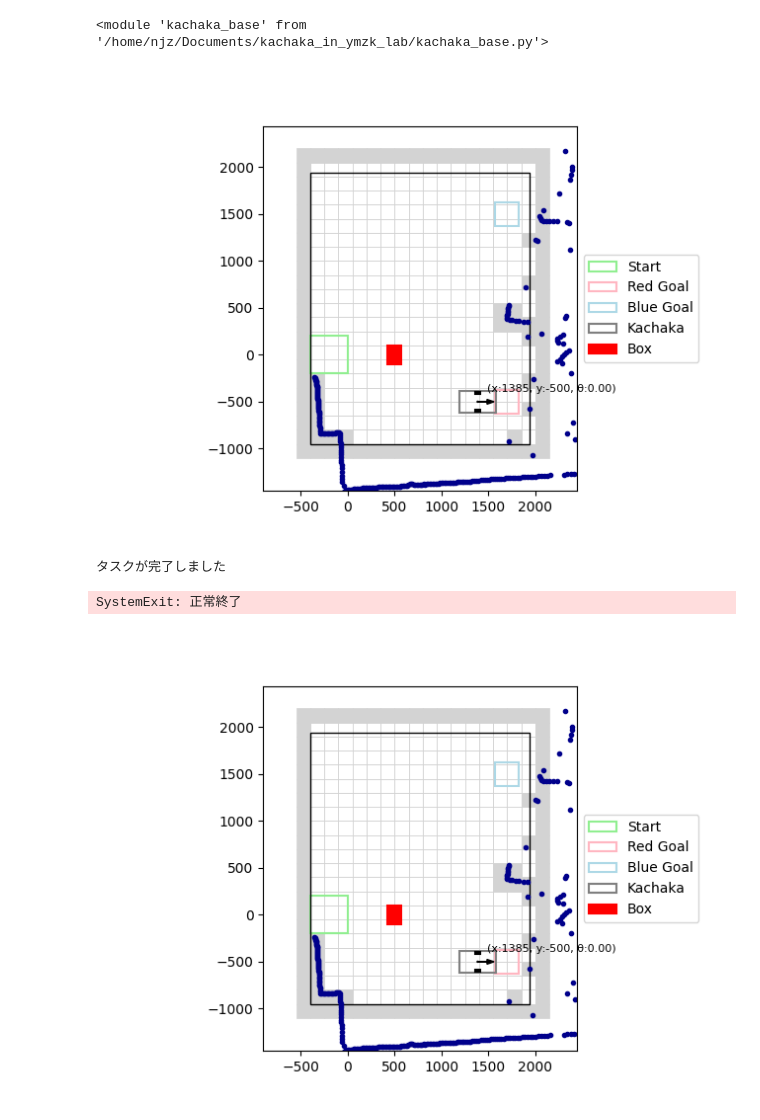
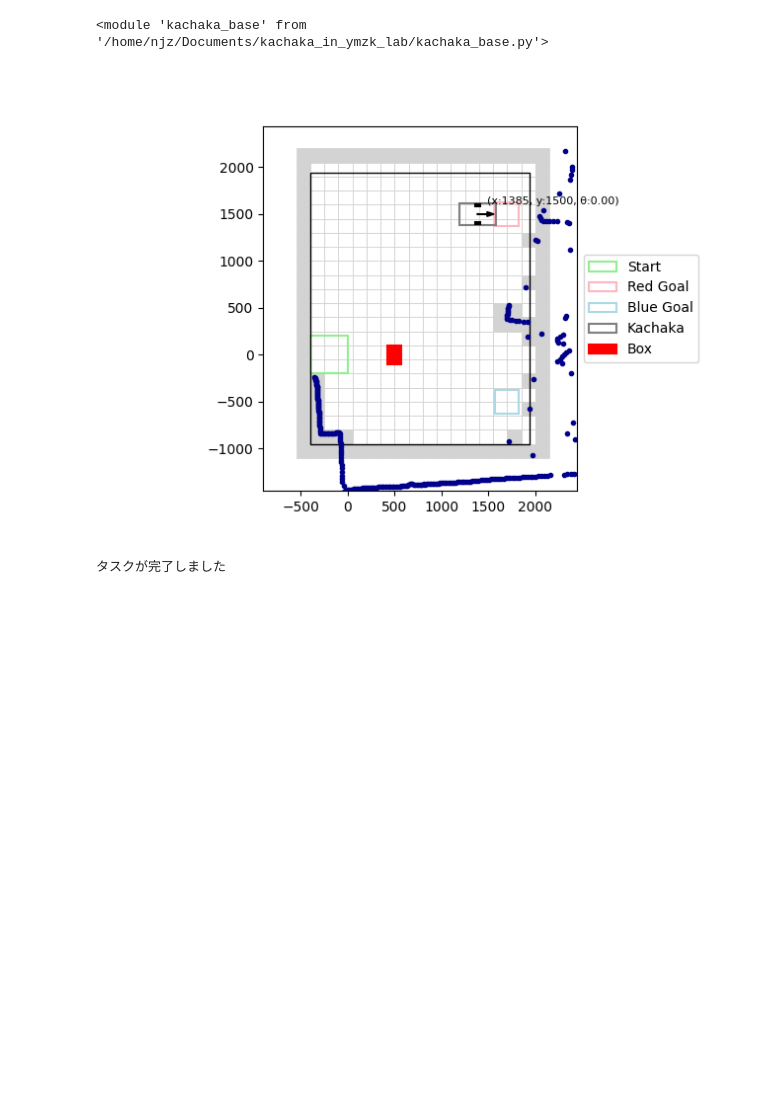
Before and after one commit to keisei4064/kachaka_in_ymzk_lab, a Jupyter notebook: virtual_kachaka.ipynb, the cells around one changed output. Saved outputs shown, nothing was run; the diff lists cells and outputs as text; code cells hidden in the pictures; blank space fills up the shorter version.

```diff
--- a/virtual_kachaka.ipynb
+++ b/virtual_kachaka.ipynb
@@ -42,48 +42,43 @@ class VirtualKachaka(base.KachakaBase):
         # 仮実装　赤のみ
         return BoxColor.RED
 # %%
-# %matplotlib
-%matplotlib ipympl
-# %matplotlib inline
-# %matplotlib qt
-# %matplotlib notebook
-# %matplotlib widget
-
 # 初期化 -------------------------------------------------------------
 initial_box_pose = base.Pose(500, 0, 0)
-red_box_goal = base.Pose(1700, -500, 0)
-blue_box_goal = base.Pose(1700, 1500, 0)
+blue_box_goal = base.Pose(1700, -500, 0)
+red_box_goal = base.Pose(1700, 1500, 0)
 
 box = base.Box(initial_box_pose)
 kachaka = VirtualKachaka("5")
 map = base.GridMap(
     base.Size(2340, 2890),
     grid_size=base.Size(150, 150),
     origin_offset=base.Pose(400, 950, 0),
     start=base.Pose(-200, 0, 0),
     initial_box_pose=initial_box_pose,
     red_box_goal=red_box_goal,
     blue_box_goal=blue_box_goal,
 )
 logger = base.TextLogger()
 trajectory_planner = base.StraightTrajectoryPlanner()
 controller = base.Controller(kachaka, box, map, trajectory_planner, logger)
 
 (x_lim, y_lim) = map.get_axes_lim()
-margin = 500 # 表示マージン確保
+margin = 500  # 表示マージン確保
 x_lim = (x_lim[0] - margin, x_lim[1] + margin)
 y_lim = (y_lim[0] - margin, y_lim[1] + margin)
 plotter = base.Plotter(x_lim, y_lim)
 
-kachaka.pose = base.Pose(0,0,0)
+kachaka.pose = base.Pose(0, 0, 0)
 
 # メインループ ---------------------------------------------------------
-while True:
+while controller.are_all_tasks_done() == False:
     plotter.update(map, box, kachaka, controller.trajectory)
     controller.update()
-    # time.sleep(1.0)
+
+# GIFアニメーション作成
+plotter.close()
+plotter.make_gif()
+plotter.make_zip_package()
 # %% [output]
-[figure, old version]
+[figure, new version]
 タスクが完了しました
-SystemExit: 正常終了
-[figure, removed]
```
Also changed, not shown: parts of 2 cells of this notebook, 2 other files.
